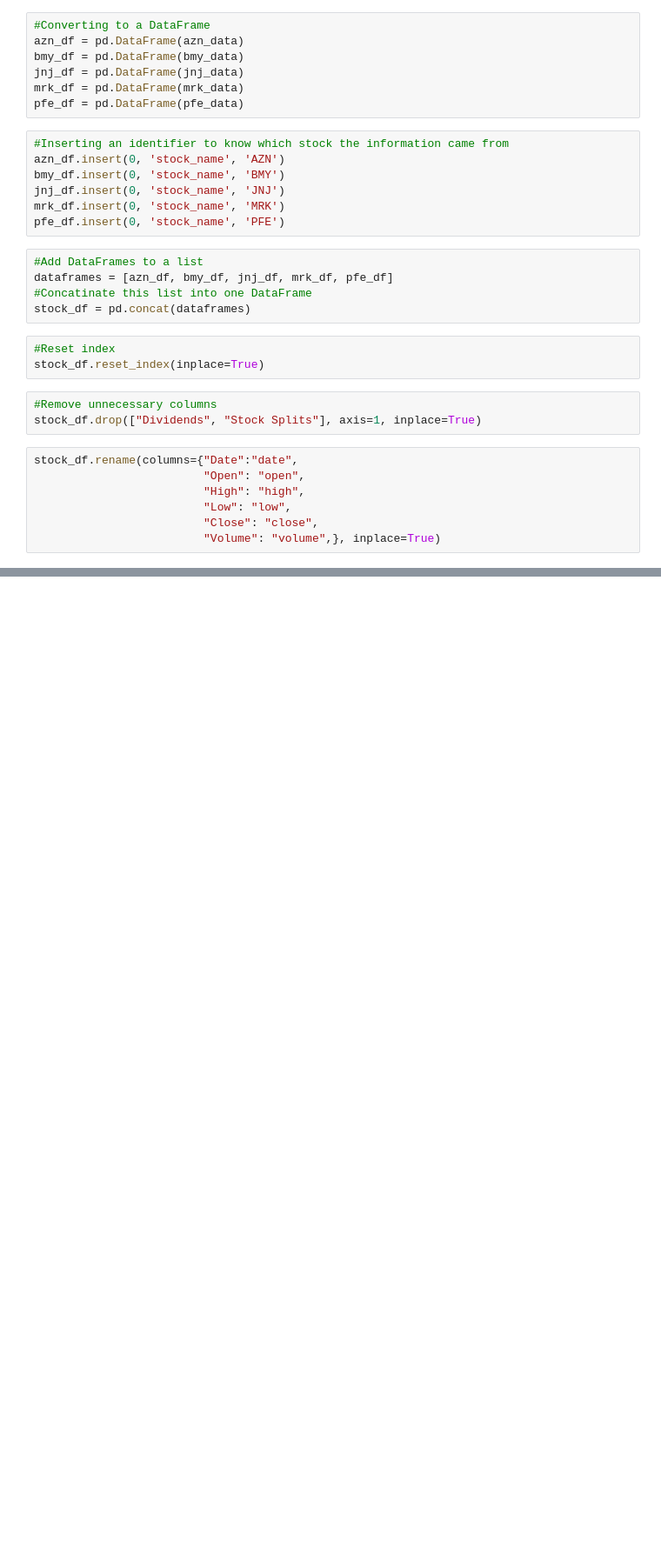
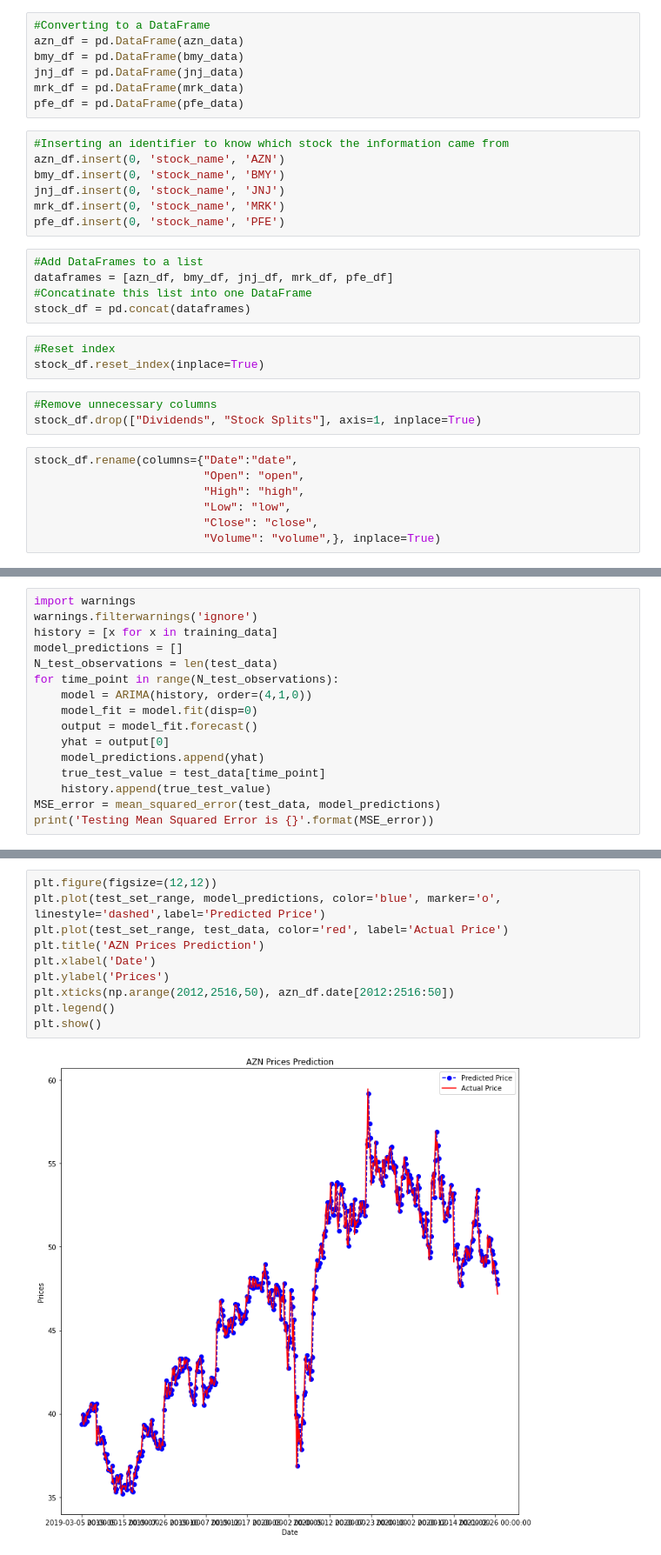
Before and after one commit to gabrielmacey/Pharma_Stock_ML, a Jupyter notebook: Stock_data.ipynb, the cells around one changed output, grey strips where cells are left out. Shown: that part at 87% size. Drawn from its saved outputs; the diff is of its cells as text; blank space fills up the shorter version.

Commit message:
first stab at ARIMA model on AZN

```diff
--- a/Stock_data.ipynb
+++ b/Stock_data.ipynb
@@ -76,0 +191,16 @@ stock_df
+# %%
+import warnings
+warnings.filterwarnings('ignore')
+history = [x for x in training_data]
+model_predictions = []
+N_test_observations = len(test_data)
+for time_point in range(N_test_observations):
+    model = ARIMA(history, order=(4,1,0))
+    model_fit = model.fit(disp=0)
+    output = model_fit.forecast()
+    yhat = output[0]
+    model_predictions.append(yhat)
+    true_test_value = test_data[time_point]
+    history.append(true_test_value)
+MSE_error = mean_squared_error(test_data, model_predictions)
+print('Testing Mean Squared Error is {}'.format(MSE_error))
@@ -76,0 +238,12 @@ stock_df
+# %%
+plt.figure(figsize=(12,12))
+plt.plot(test_set_range, model_predictions, color='blue', marker='o', linestyle='dashed',label='Predicted Price')
+plt.plot(test_set_range, test_data, color='red', label='Actual Price')
+plt.title('AZN Prices Prediction')
+plt.xlabel('Date')
+plt.ylabel('Prices')
+plt.xticks(np.arange(2012,2516,50), azn_df.date[2012:2516:50])
+plt.legend()
+plt.show()
+# %% [output]
+[figure, added]
```
Also changed, not shown: parts of 16 cells of this notebook.
